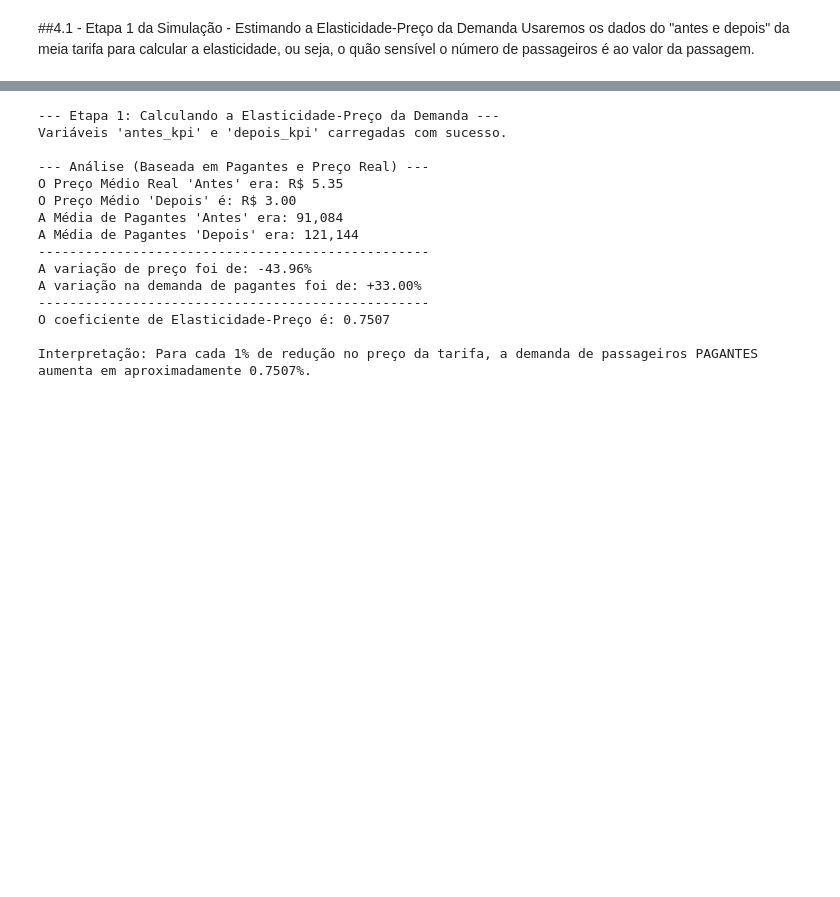
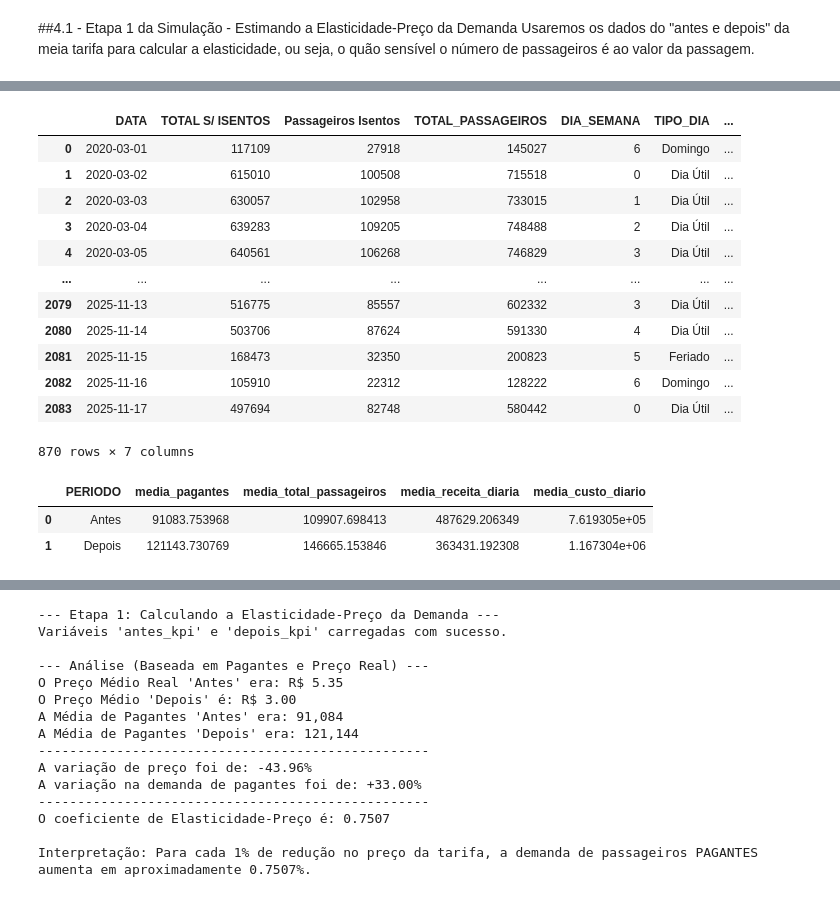
Before and after one commit to lelenzasan/Projeto_Tarifa_Zero_Curitiba, a Jupyter notebook: Espinha_Dorsal_do_Projeto_TRANSPORTE_CWB.ipynb, the cells around one changed output, grey strips where cells are left out. Cells and saved outputs as stored; diff of their text form; code cells hidden in the pictures; blank space fills up the shorter version.

```diff
--- a/Espinha_Dorsal_do_Projeto_TRANSPORTE_CWB.ipynb
+++ b/Espinha_Dorsal_do_Projeto_TRANSPORTE_CWB.ipynb
@@ -1228,0 +1245,22 @@ Usaremos os dados do "antes e depois" da meia tarifa para calcular a elasticidad
+# %%
+df_cleaned
+# %% [output]
+|  | DATA | TOTAL S/ ISENTOS | Passageiros Isentos | TOTAL_PASSAGEIROS | DIA_SEMANA | TIPO_DIA | ... |
+| 0 | 2020-03-01 | 117109 | 27918 | 145027 | 6 | Domingo | ... |
+| 1 | 2020-03-02 | 615010 | 100508 | 715518 | 0 | Dia Útil | ... |
+| 2 | 2020-03-03 | 630057 | 102958 | 733015 | 1 | Dia Útil | ... |
+| 3 | 2020-03-04 | 639283 | 109205 | 748488 | 2 | Dia Útil | ... |
+| 4 | 2020-03-05 | 640561 | 106268 | 746829 | 3 | Dia Útil | ... |
+| ... | ... | ... | ... | ... | ... | ... | ... |
+| 2079 | 2025-11-13 | 516775 | 85557 | 602332 | 3 | Dia Útil | ... |
+| 2080 | 2025-11-14 | 503706 | 87624 | 591330 | 4 | Dia Útil | ... |
+| 2081 | 2025-11-15 | 168473 | 32350 | 200823 | 5 | Feriado | ... |
+| 2082 | 2025-11-16 | 105910 | 22312 | 128222 | 6 | Domingo | ... |
+| 2083 | 2025-11-17 | 497694 | 82748 | 580442 | 0 | Dia Útil | ... |
+870 rows × 7 columns
+# %%
+agg_kpis
+# %% [output]
+|  | PERIODO | media_pagantes | media_total_passageiros | media_receita_diaria | media_custo_diario |
+| 0 | Antes | 91083.753968 | 109907.698413 | 487629.206349 | 7.619305e+05 |
+| 1 | Depois | 121143.730769 | 146665.153846 | 363431.192308 | 1.167304e+06 |
```
Also changed, not shown: parts of 10 cells of this notebook.
